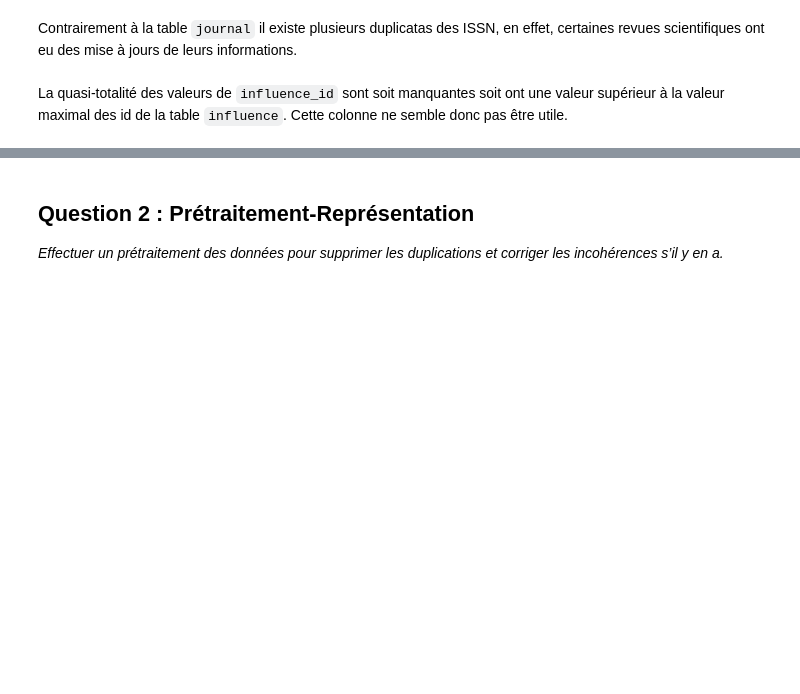
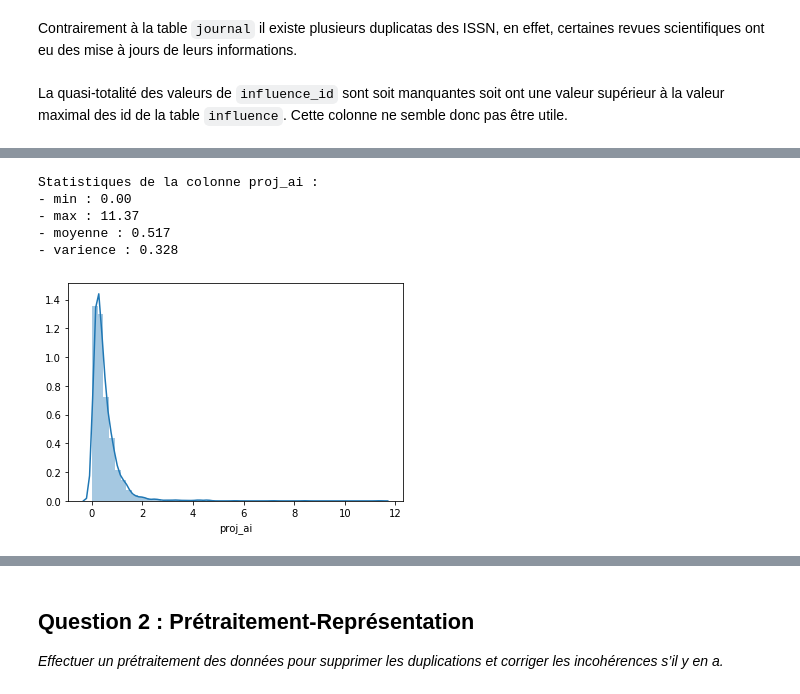
Before and after one commit to Neilero/IFT870-FlourishOA, a Jupyter notebook: examenintra.ipynb, the cells around one changed output, grey strips where cells are left out. Saved outputs shown, nothing was run; the diff lists cells and outputs as text; code cells hidden in the pictures; blank space fills up the shorter version.

```diff
--- a/examenintra.ipynb
+++ b/examenintra.ipynb
@@ -164,0 +216,9 @@ plt.show()
+# %%
+show_continuous_col_stats(influence, "proj_ai")
+# %% [output]
+Statistiques de la colonne proj_ai :
+- min : 0.00
+- max : 11.37
+- moyenne : 0.517
+- varience : 0.328
+[figure, added]
```
Also changed, not shown: parts of 40 cells of this notebook, 1 other file.
